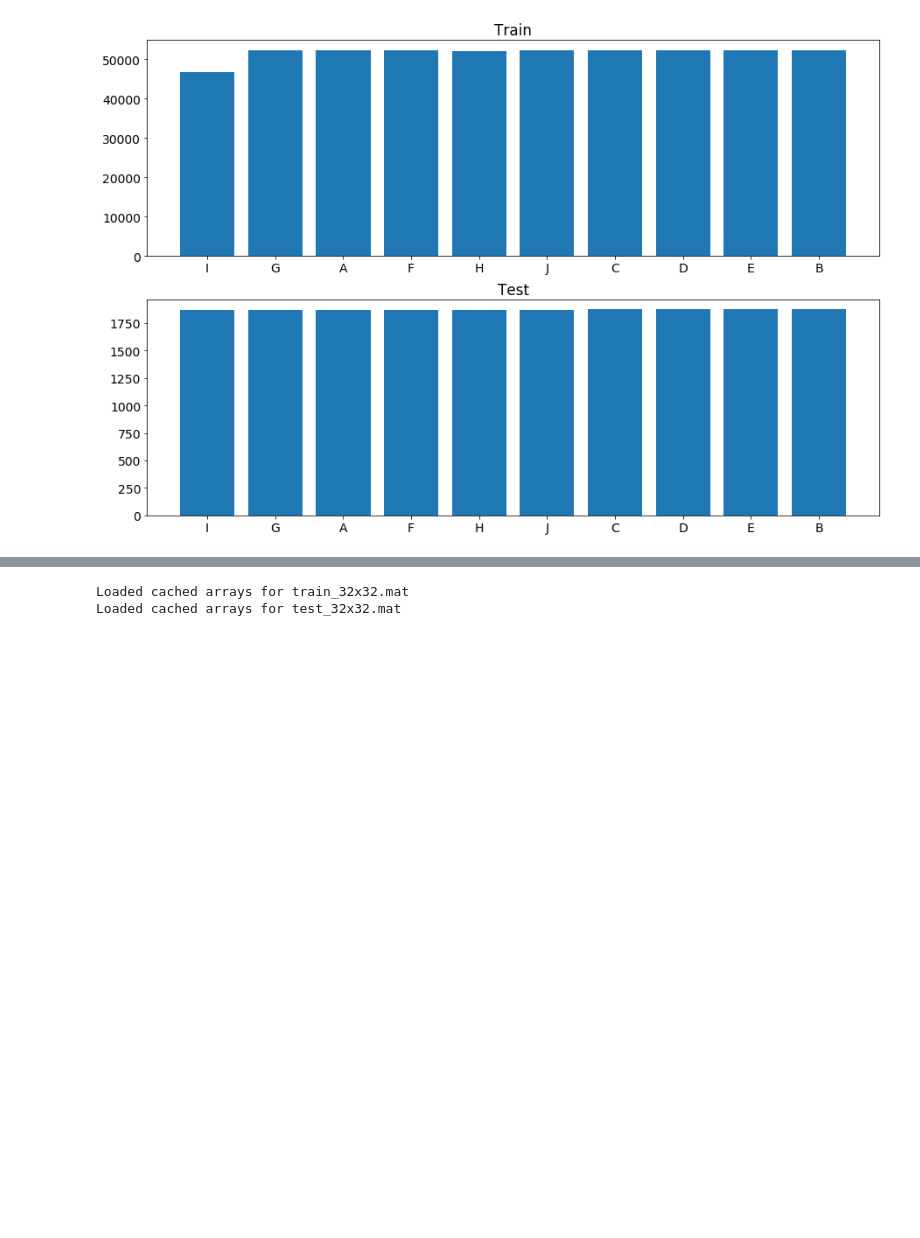
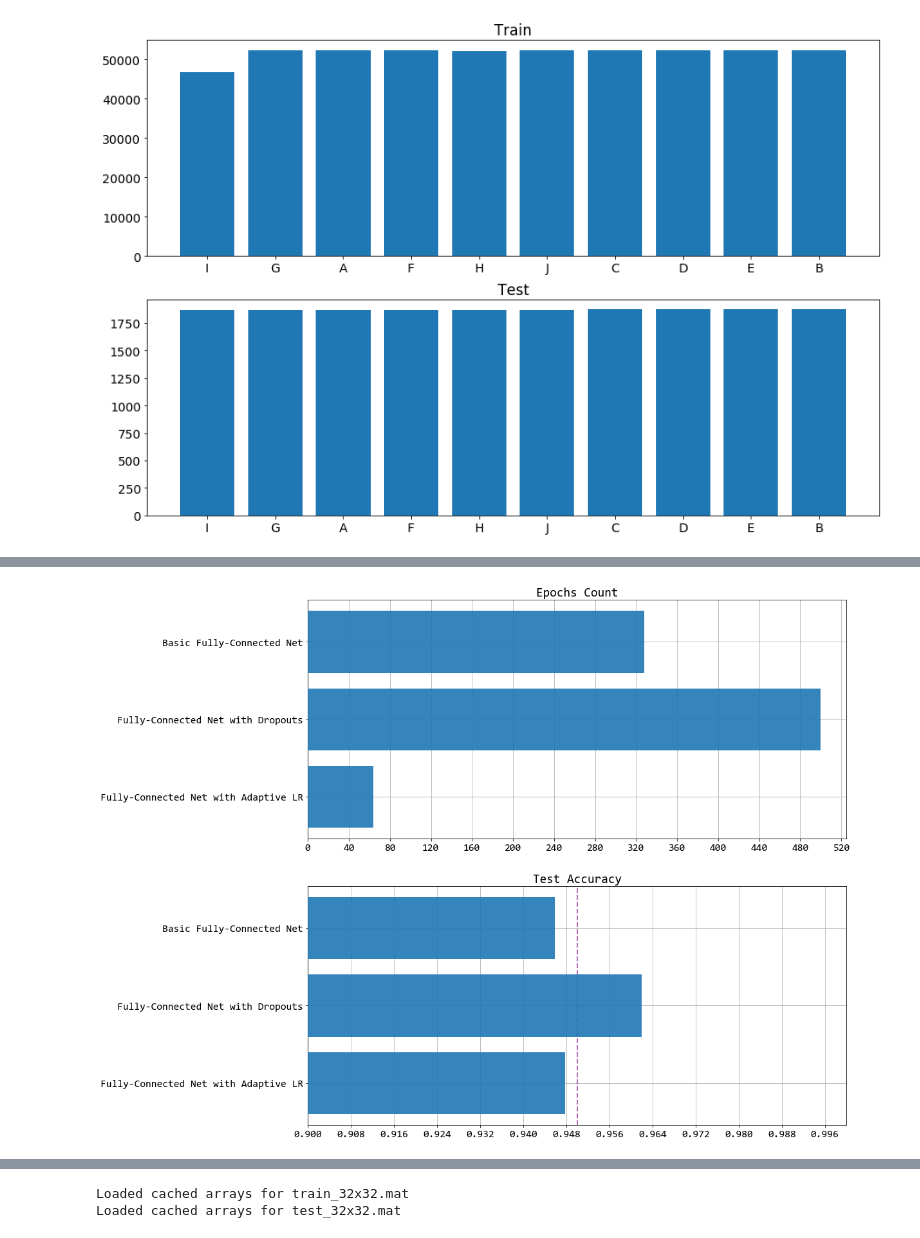
Before and after one commit to CatWantsMeow/mo, a Jupyter notebook: 2/1.ipynb, the cells around one changed output, grey strips where cells are left out. Drawn from its saved outputs; the diff is of its cells as text; code cells hidden in the pictures; blank space fills up the shorter version.

```diff
--- a/2/1.ipynb
+++ b/2/1.ipynb
@@ -163,0 +152,33 @@ plot_results(fc_nn_results)
+# %%
+plt.rcParams['font.size'] = 16
+plt.rcParams['font.family'] = "consolas"
+fig = plt.figure(figsize=(15, 15))
+
+ax = fig.add_subplot(2, 1, 1)
+ax.set_title(f"Epochs Count")
+ax.set_xticks(np.arange(0, 540, 40))
+ax.set_xlim(0, 525)
+ax.grid(zorder=0)
+ax.barh(
+    [name for name in fc_nn_results.keys()][::-1],
+    [len(r['loss']) for r in fc_nn_results.values()][::-1],
+    zorder=3,
+    alpha=0.9
+)
+
+ax = fig.add_subplot(2, 1, 2)
+ax.set_title(f"Test Accuracy")
+ax.set_xticks(np.arange(0.9, 1.1, 0.008))
+ax.set_xlim(0.9, 1)
+ax.grid(zorder=0)
+ax.axvline(0.95, ls='--', color='purple', linewidth=2, alpha=0.6)
+ax.barh(
+    [name for name in fc_nn_results.keys()][::-1],
+    [r['test_acc'] for r in fc_nn_results.values()][::-1],
+    zorder=3,
+    alpha=0.9
+)
+
+plt.show()
+# %% [output]
+[figure, added]
```
Also changed, not shown: parts of 9 cells of this notebook, 4 other files.
